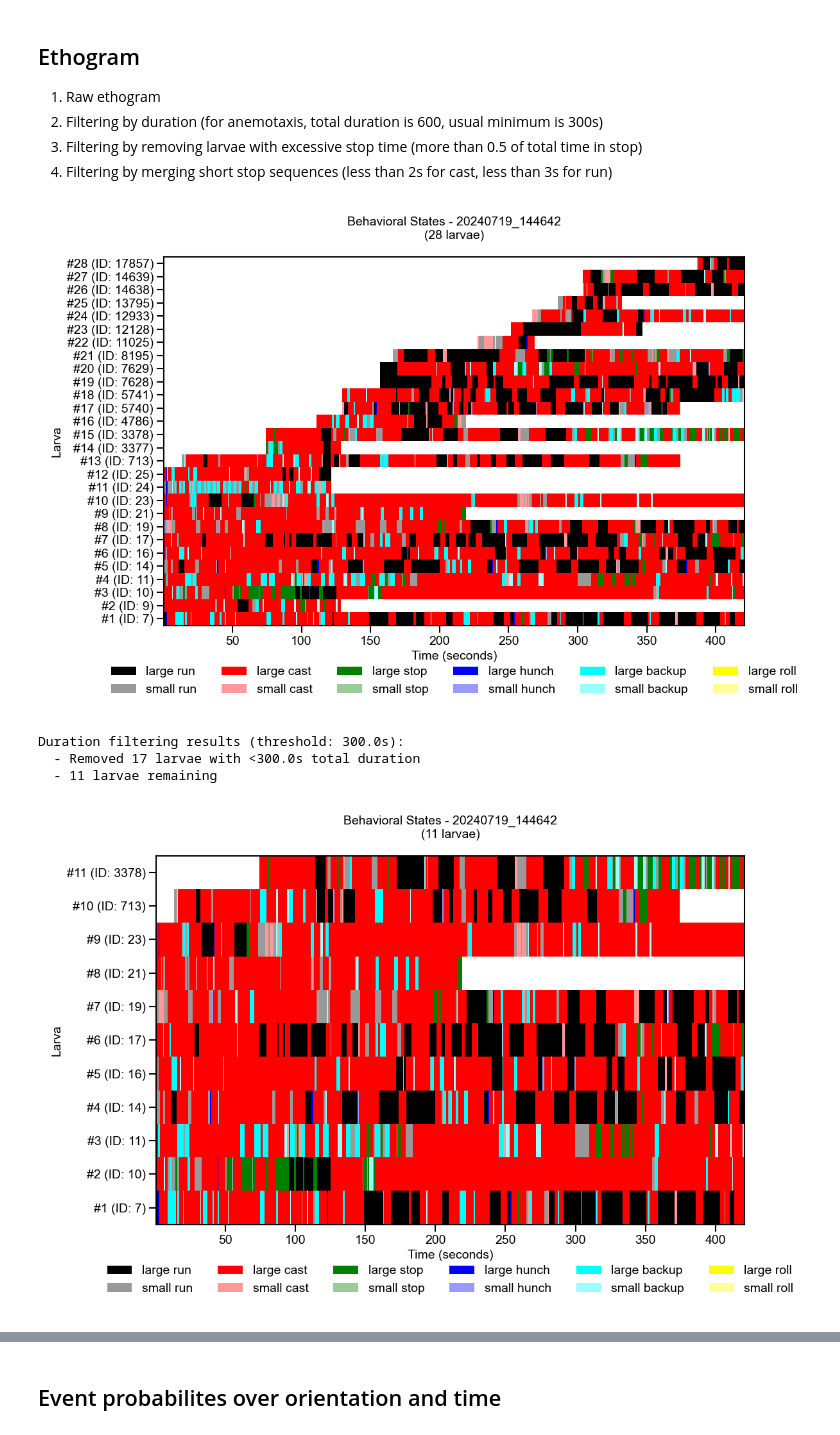
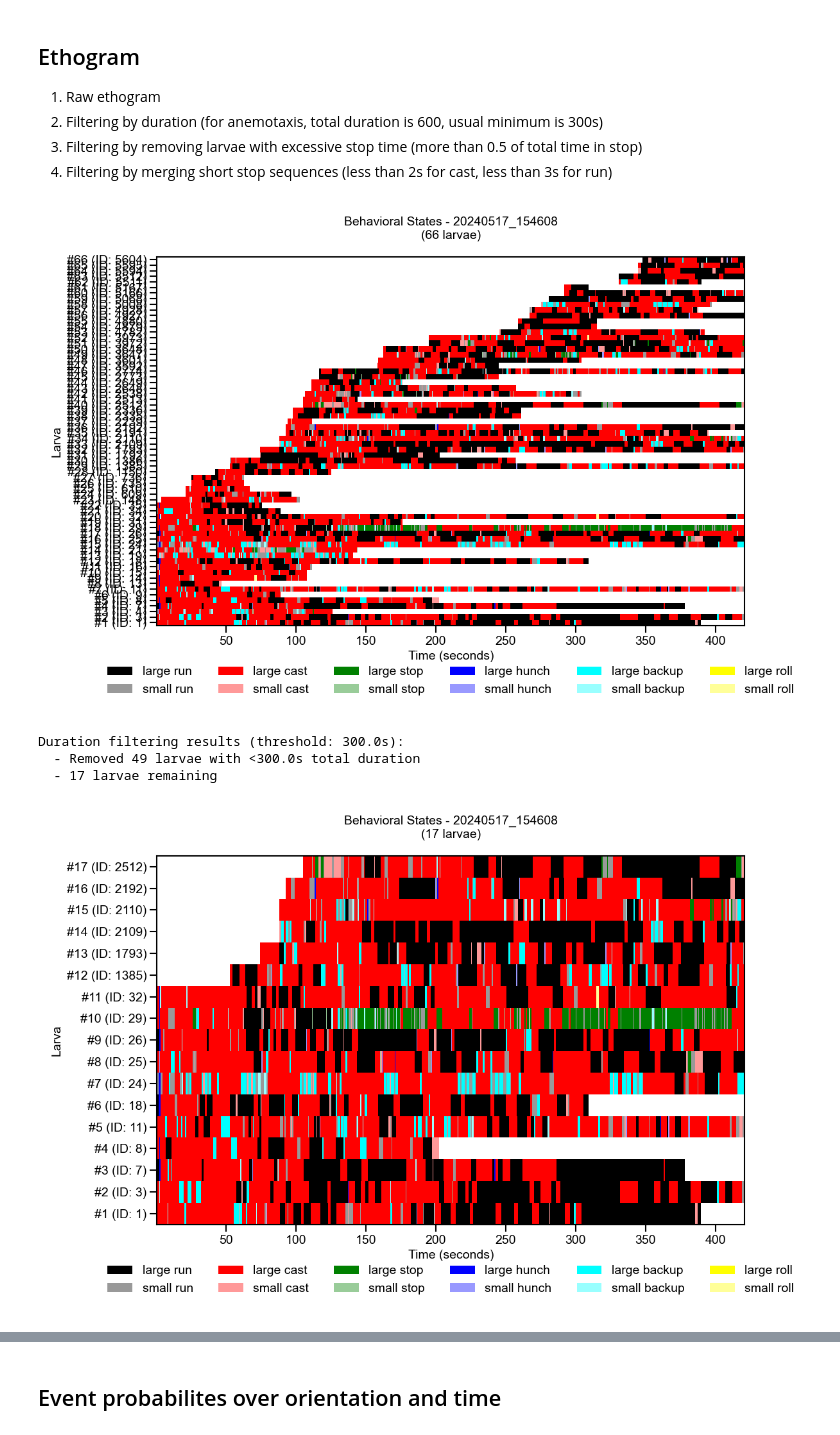
Before and after one commit to JovanicLab/anemotaxis, a Jupyter notebook: scripts/analyze_single_anemotaxis.ipynb, the cells around one changed output, grey strips where cells are left out. Saved outputs shown, nothing was run; the diff lists cells and outputs as text; code cells hidden in the pictures.

Commit message:
plot data updated

```diff
--- a/scripts/analyze_single_anemotaxis.ipynb
+++ b/scripts/analyze_single_anemotaxis.ipynb
@@ -38,7 +35,7 @@ The autoreload extension is already loaded. To reload it, use:
 # %%
 # Load single `trx.mat` file
 # If you are using this notebook as a standalone notebook please uncomment and add here
-single_path = '/Users/sharbat/Projects/anemotaxis/data/t7/W1118@20XUAS_CsChrimsom_mVenus/ch_95grad_2s1x420s0s#p_5gradient2_2s1x420s0s#n#n/20240719_144642/trx.mat'
+# single_path = '/Users/sharbat/Projects/anemotaxis/data/t7/W1118@20XUAS_CsChrimsom_mVenus/ch_95grad_2s1x420s0s#p_5gradient2_2s1x420s0s#n#n/20240517_154608/trx.mat'
 # %%
 trx_data = data_loader.load_single_trx_file(single_path, show_progress=True)
 # %% [output]
@@ -60,17 +57,17 @@ os.makedirs(output_dir, exist_ok=True)
 # %%
 results_behavior_matrix = plot_data.plot_global_behavior_matrix(trx_data)
 # %% [output]
-[figure, old version]
+[figure, new version]
 # %%
 ## Filtering by duration (for anemotaxis, total duration is 600, usual minimum is 300s)
-min_total_duration= 300
+min_total_duration= 150
 trx_filtered_by_duration = preprocessing.filter_larvae_by_duration(trx_data, min_total_duration=min_total_duration)
 results_filtered_behavior_matrix = plot_data.plot_global_behavior_matrix(trx_filtered_by_duration)
 # %% [output]
 Duration filtering results (threshold: 300.0s):
-  - Removed 17 larvae with <300.0s total duration
-  - 11 larvae remaining
+  - Removed 49 larvae with <300.0s total duration
+  - 17 larvae remaining
-[figure, old version]
+[figure, new version]
 # %%
 ## Filtering by removing larvae with excessive stop time (more than 0.5 of total time in stop)
 max_stop_percentage = 0.5
```
Also changed, not shown: parts of 13 cells of this notebook, 8 other files.
